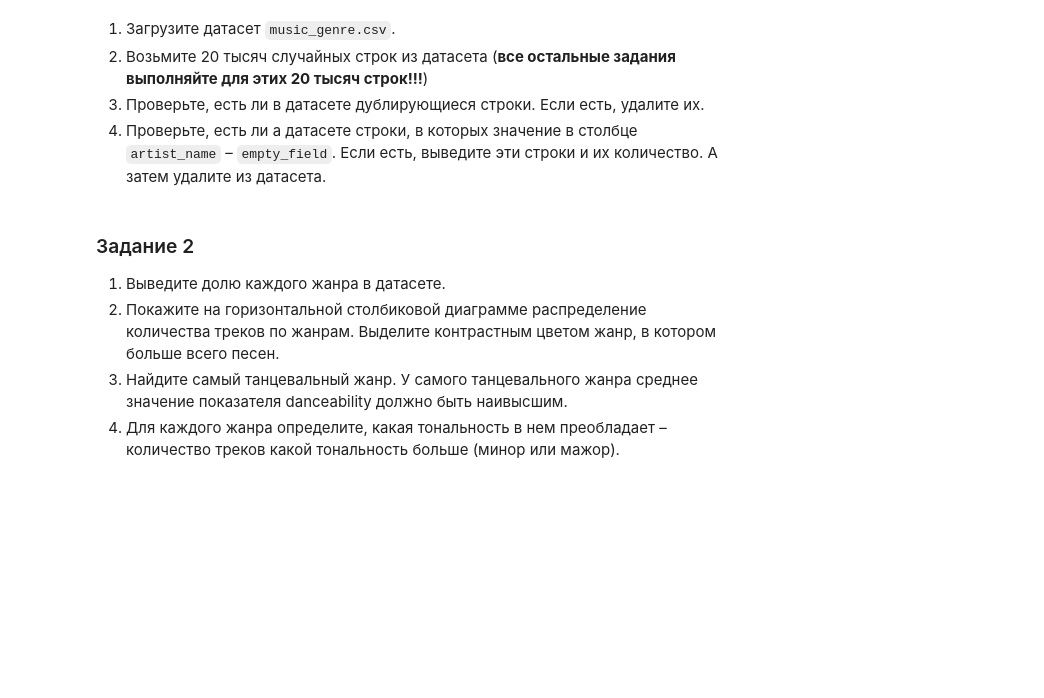
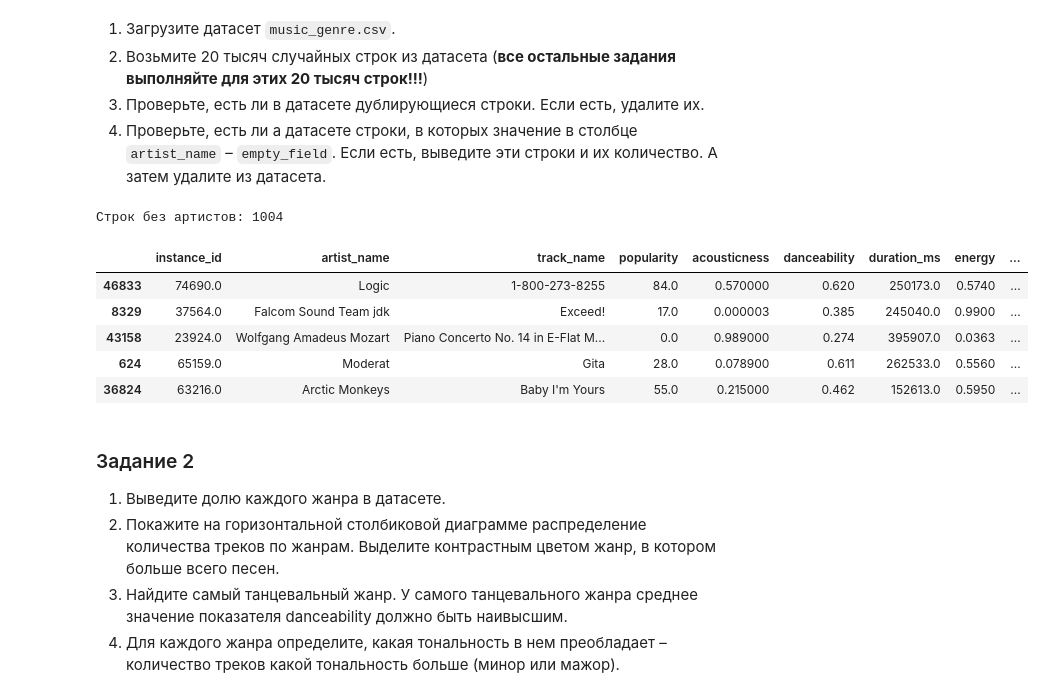
Before and after one commit to lldckv/cs102, a Jupyter notebook: homework06/Дьячкова_Практическая_работа_6_22_23.ipynb, the cells around one changed output. Cells and saved outputs as stored; diff of their text form; code cells hidden in the pictures; blank space fills up the shorter version.

```diff
--- a/homework06/Дьячкова_Практическая_работа_6_22_23.ipynb
+++ b/homework06/Дьячкова_Практическая_работа_6_22_23.ipynb
@@ -45,0 +44,22 @@ $\color{red}{\text{Создайте для этой работы отдельн
+# %%
+import pandas as pd
+import numpy as np
+url = 'https://raw.githubusercontent.com/lldckv/cs102/homework06/homework06/music_genre.csv?token=GHSAT0AAAAAACBVSU7HXIXFUOAQONPM7DDIZCCYEZQ'
+music = pd.read_csv(url)
+#music.head()
+music_sample_full = music.sample(20000)
+#3
+if music_sample_full.duplicated().any():
+  music_sample_full=music_sample_full.drop_duplicates()
+#4
+print(f'Строк без артистов: {music_sample_full[music_sample_full["artist_name"] == "empty_field"].shape[0]}')
+music_sample=music_sample_full.drop(music_sample_full[music_sample_full["artist_name"] == "empty_field"].index)
+music_sample.head()
+# %% [output]
+Строк без артистов: 1004
+|  | instance_id | artist_name | track_name | popularity | acousticness | danceability | duration_ms | energy | ... |
+| 46833 | 74690.0 | Logic | 1-800-273-8255 | 84.0 | 0.570000 | 0.620 | 250173.0 | 0.5740 | ... |
+| 8329 | 37564.0 | Falcom Sound Team jdk | Exceed! | 17.0 | 0.000003 | 0.385 | 245040.0 | 0.9900 | ... |
+| 43158 | 23924.0 | Wolfgang Amadeus Mozart | Piano Concerto No. 14 in E-Flat M... | 0.0 | 0.989000 | 0.274 | 395907.0 | 0.0363 | ... |
+| 624 | 65159.0 | Moderat | Gita | 28.0 | 0.078900 | 0.611 | 262533.0 | 0.5560 | ... |
+| 36824 | 63216.0 | Arctic Monkeys | Baby I'm Yours | 55.0 | 0.215000 | 0.462 | 152613.0 | 0.5950 | ... |
```
Also changed, not shown: parts of 3 cells of this notebook.
